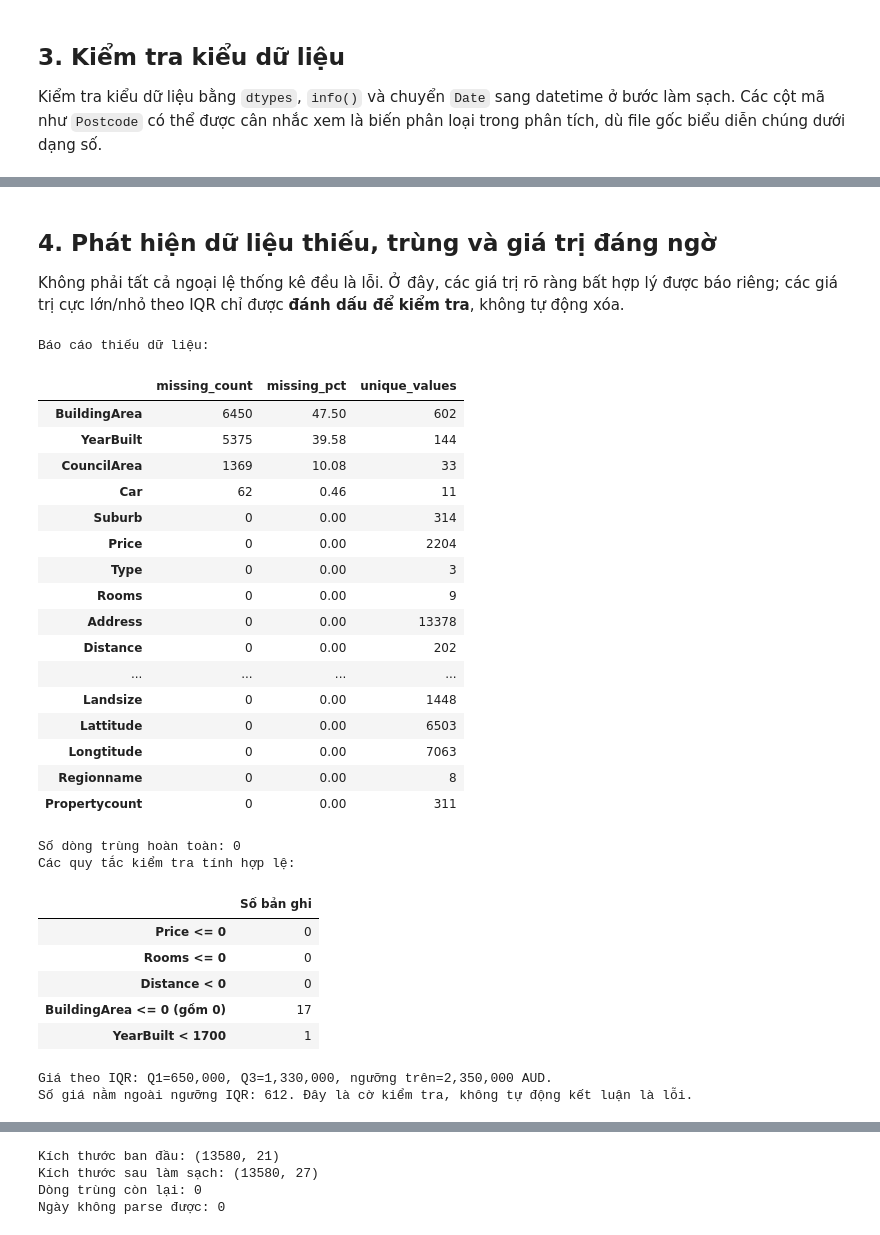
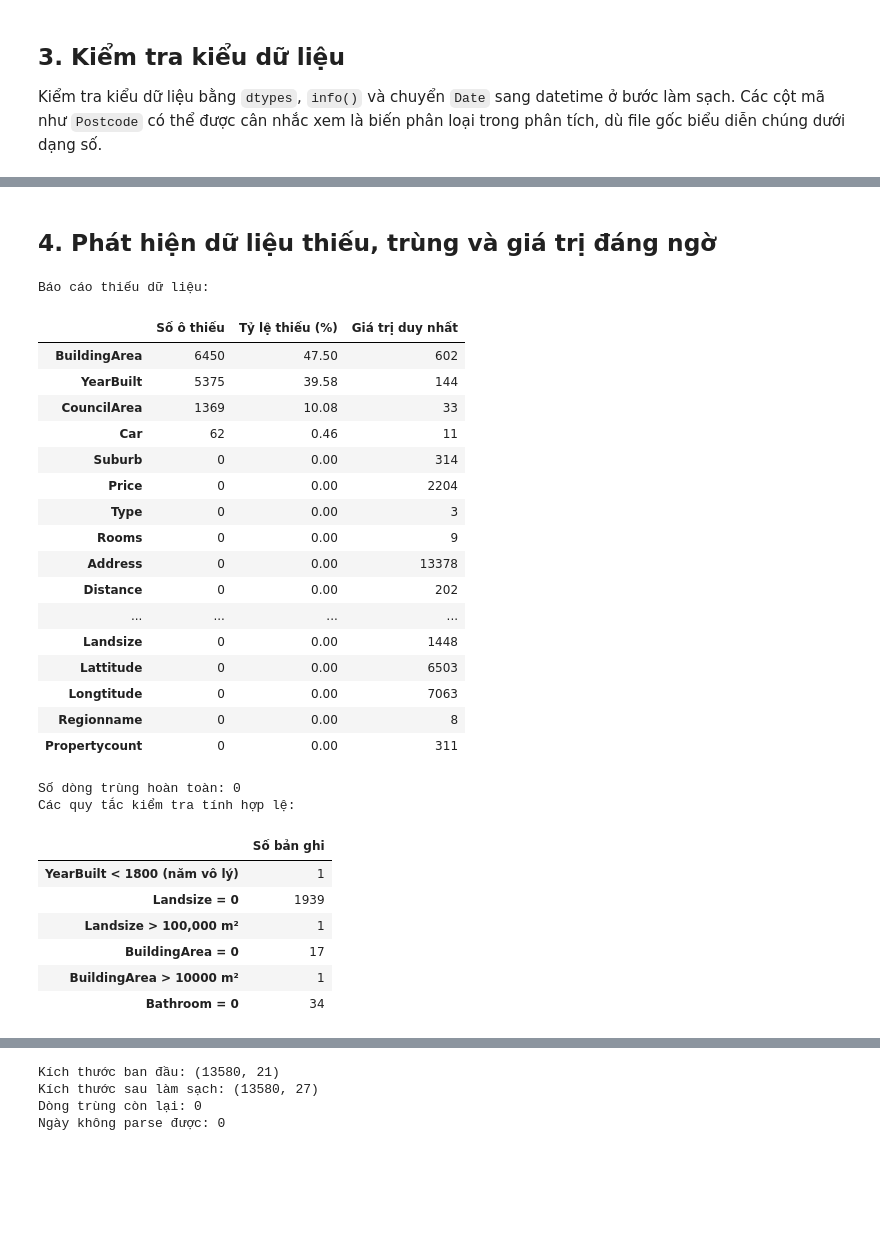
Before and after one commit to KhaiNguyen54/2611COMP1804-LapTrinhPython-DoAnGK, a Jupyter notebook: melbourne_data_analysis_pipeline.ipynb, the cells around one changed output, grey strips where cells are left out. Cells and saved outputs as stored; diff of their text form; code cells hidden in the pictures; blank space fills up the shorter version.

```diff
--- a/melbourne_data_analysis_pipeline.ipynb
+++ b/melbourne_data_analysis_pipeline.ipynb
@@ -174,62 +171,52 @@ memory usage: 2.2+ MB
 # %% [markdown]
 ## 4. Phát hiện dữ liệu thiếu, trùng và giá trị đáng ngờ
-
-Không phải tất cả ngoại lệ thống kê đều là lỗi. Ở đây, các giá trị rõ ràng bất hợp lý được báo riêng; các giá trị cực lớn/nhỏ theo IQR chỉ được **đánh dấu để kiểm tra**, không tự động xóa.
 # %%
 missing_report = pd.DataFrame({
-    "missing_count": df_raw.isna().sum(),
-    "missing_pct": (df_raw.isna().mean() * 100).round(2),
-    "unique_values": df_raw.nunique(dropna=True),
-}).sort_values("missing_pct", ascending=False)
+    "Số ô thiếu": df_raw.isna().sum(),
+    "Tỷ lệ thiếu (%)": (df_raw.isna().mean() * 100).round(2),
+    "Giá trị duy nhất": df_raw.nunique(dropna=True),
+}).sort_values("Tỷ lệ thiếu (%)", ascending=False)
 print("Báo cáo thiếu dữ liệu:")
 display(missing_report)
 print("Số dòng trùng hoàn toàn:", int(df_raw.duplicated().sum()))
 
 invalid_report = pd.Series({
-    "Price <= 0": (df_raw["Price"] <= 0).sum(),
-    "Rooms <= 0": (df_raw["Rooms"] <= 0).sum(),
-    "Distance < 0": (df_raw["Distance"] < 0).sum(),
-    "BuildingArea <= 0 (gồm 0)": (df_raw["BuildingArea"] <= 0).sum(),
-    "YearBuilt < 1700": (df_raw["YearBuilt"] < 1700).sum(),
+    "YearBuilt < 1800 (năm vô lý)": (df_raw["YearBuilt"] < 1800).sum(),
+    "Landsize = 0": (df_raw["Landsize"] == 0).sum(),
+    "Landsize > 100,000 m²": (df_raw["Landsize"] > 100000).sum(),
+    "BuildingArea = 0": (df_raw["BuildingArea"] == 0).sum(),
+    "BuildingArea > 10000 m²": (df_raw["BuildingArea"] > 10000).sum(),
+    "Bathroom = 0": (df_raw["Bathroom"] == 0).sum(),
+
 }, name="Số bản ghi")
 print("Các quy tắc kiểm tra tính hợp lệ:")
 display(invalid_report.to_frame())
-
-q1 = df_raw["Price"].quantile(0.25)
-q3 = df_raw["Price"].quantile(0.75)
-iqr = q3 - q1
-lower_bound = q1 - 1.5 * iqr
-upper_bound = q3 + 1.5 * iqr
-price_outliers = df_raw["Price"].lt(lower_bound) | df_raw["Price"].gt(upper_bound)
-print(f"Giá theo IQR: Q1={q1:,.0f}, Q3={q3:,.0f}, ngưỡng trên={upper_bound:,.0f} AUD.")
-print(f"Số giá nằm ngoài ngưỡng IQR: {price_outliers.sum():,}. Đây là cờ kiểm tra, không tự động kết luận là lỗi.")
 # %% [output]
 Báo cáo thiếu dữ liệu:
-|  | missing_count | missing_pct | unique_values |
+|  | Số ô thiếu | Tỷ lệ thiếu (%) | Giá trị duy nhất |
 | BuildingArea | 6450 | 47.50 | 602 |
 | YearBuilt | 5375 | 39.58 | 144 |
 | CouncilArea | 1369 | 10.08 | 33 |
 | Car | 62 | 0.46 | 11 |
 | Suburb | 0 | 0.00 | 314 |
 | Price | 0 | 0.00 | 2204 |
 | Type | 0 | 0.00 | 3 |
 | Rooms | 0 | 0.00 | 9 |
 | Address | 0 | 0.00 | 13378 |
 | Distance | 0 | 0.00 | 202 |
 | ... | ... | ... | ... |
 | Landsize | 0 | 0.00 | 1448 |
 | Lattitude | 0 | 0.00 | 6503 |
 | Longtitude | 0 | 0.00 | 7063 |
 | Regionname | 0 | 0.00 | 8 |
 | Propertycount | 0 | 0.00 | 311 |
 Số dòng trùng hoàn toàn: 0
 Các quy tắc kiểm tra tính hợp lệ:
 |  | Số bản ghi |
-| Price <= 0 | 0 |
-| Rooms <= 0 | 0 |
-| Distance < 0 | 0 |
-| BuildingArea <= 0 (gồm 0) | 17 |
-| YearBuilt < 1700 | 1 |
+| YearBuilt < 1800 (năm vô lý) | 1 |
+| Landsize = 0 | 1939 |
+| Landsize > 100,000 m² | 1 |
+| BuildingArea = 0 | 17 |
+| BuildingArea > 10000 m² | 1 |
+| Bathroom = 0 | 34 |
-Giá theo IQR: Q1=650,000, Q3=1,330,000, ngưỡng trên=2,350,000 AUD.
-Số giá nằm ngoài ngưỡng IQR: 612. Đây là cờ kiểm tra, không tự động kết luận là lỗi.
 # %% [markdown]
```
Also changed, not shown: parts of 11 cells of this notebook, 3 other files.
